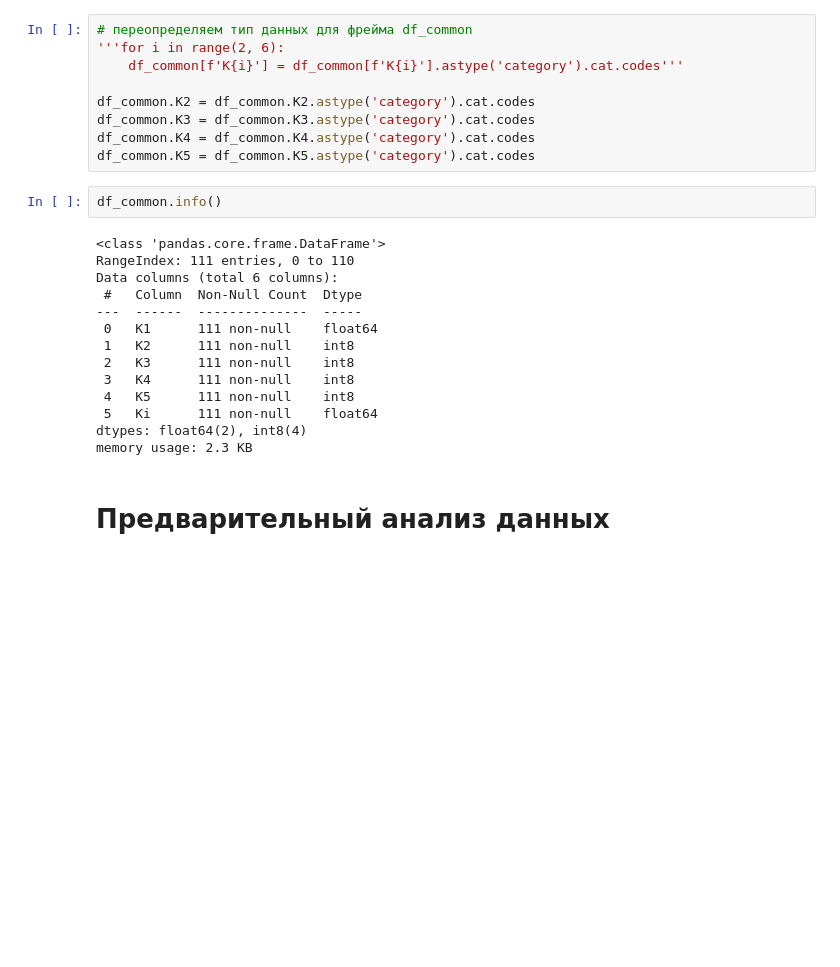
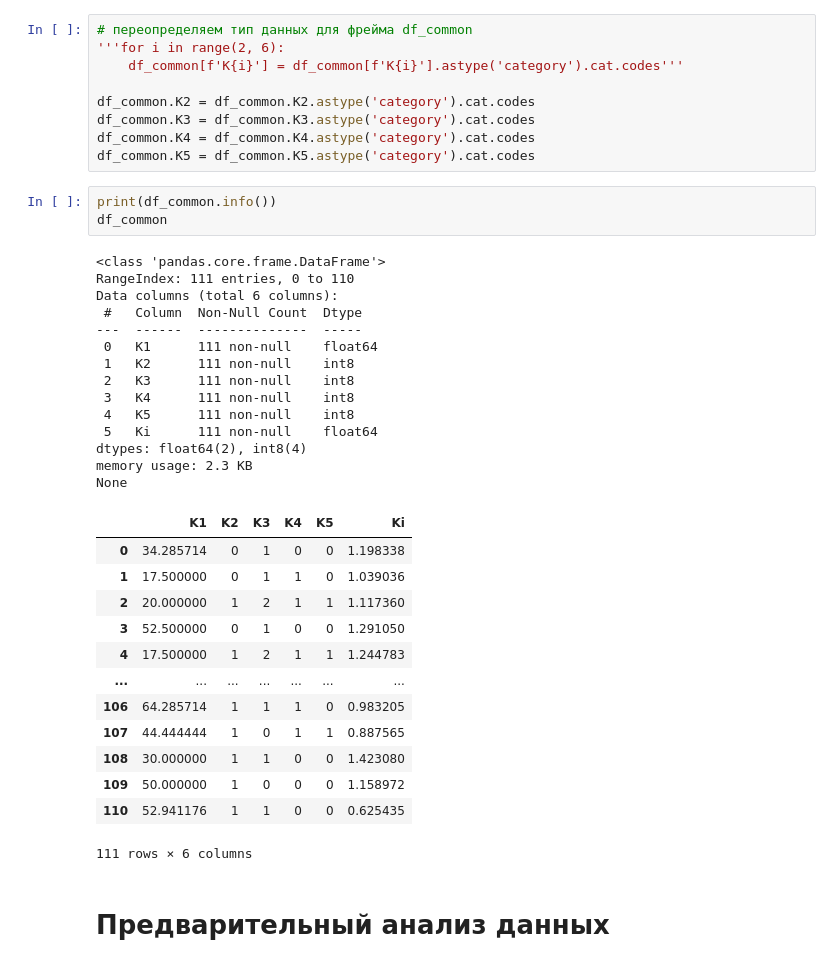
Before and after one commit to caapel/VKR_project, a Jupyter notebook: Tensorflow.ipynb, the cells around one changed output. Cells and saved outputs as stored; diff of their text form; blank space fills up the shorter version.

```diff
--- a/Tensorflow.ipynb
+++ b/Tensorflow.ipynb
@@ -75,21 +61,36 @@ df_common.K3 = df_common.K3.astype('category').cat.codes
 df_common.K4 = df_common.K4.astype('category').cat.codes
 df_common.K5 = df_common.K5.astype('category').cat.codes
 # %%
-df_common.info()
+print(df_common.info())
+df_common
 # %% [output]
 <class 'pandas.core.frame.DataFrame'>
 RangeIndex: 111 entries, 0 to 110
 Data columns (total 6 columns):
  #   Column  Non-Null Count  Dtype
 ---  ------  --------------  -----
  0   K1      111 non-null    float64
  1   K2      111 non-null    int8
  2   K3      111 non-null    int8
  3   K4      111 non-null    int8
  4   K5      111 non-null    int8
  5   Ki      111 non-null    float64
 dtypes: float64(2), int8(4)
 memory usage: 2.3 KB
+None
+|  | K1 | K2 | K3 | K4 | K5 | Ki |
+| 0 | 34.285714 | 0 | 1 | 0 | 0 | 1.198338 |
+| 1 | 17.500000 | 0 | 1 | 1 | 0 | 1.039036 |
+| 2 | 20.000000 | 1 | 2 | 1 | 1 | 1.117360 |
+| 3 | 52.500000 | 0 | 1 | 0 | 0 | 1.291050 |
+| 4 | 17.500000 | 1 | 2 | 1 | 1 | 1.244783 |
+| ... | ... | ... | ... | ... | ... | ... |
+| 106 | 64.285714 | 1 | 1 | 1 | 0 | 0.983205 |
+| 107 | 44.444444 | 1 | 0 | 1 | 1 | 0.887565 |
+| 108 | 30.000000 | 1 | 1 | 0 | 0 | 1.423080 |
+| 109 | 50.000000 | 1 | 0 | 0 | 0 | 1.158972 |
+| 110 | 52.941176 | 1 | 1 | 0 | 0 | 0.625435 |
+111 rows × 6 columns
 # %% [markdown]
 # Предварительный анализ данных
 # %%
```
Also changed, not shown: parts of 6 cells of this notebook.
